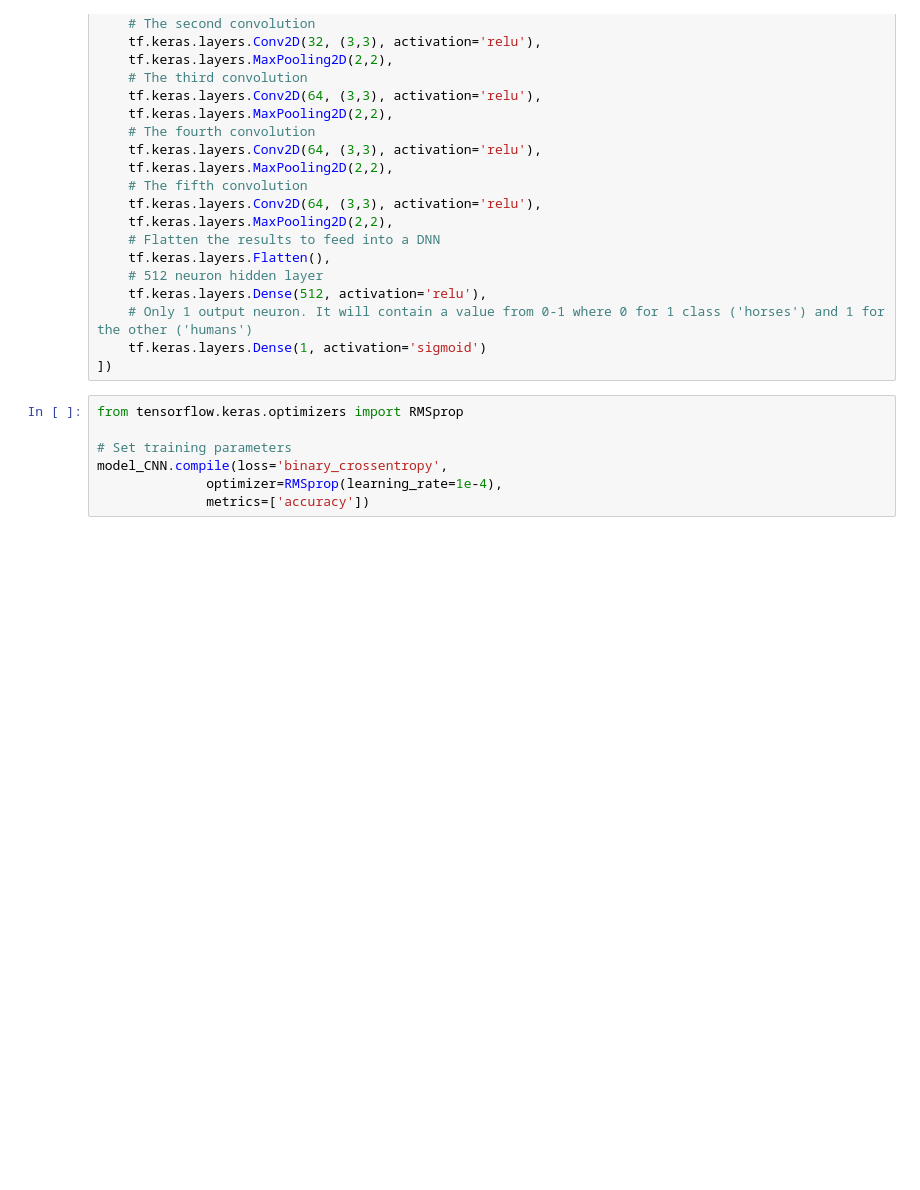
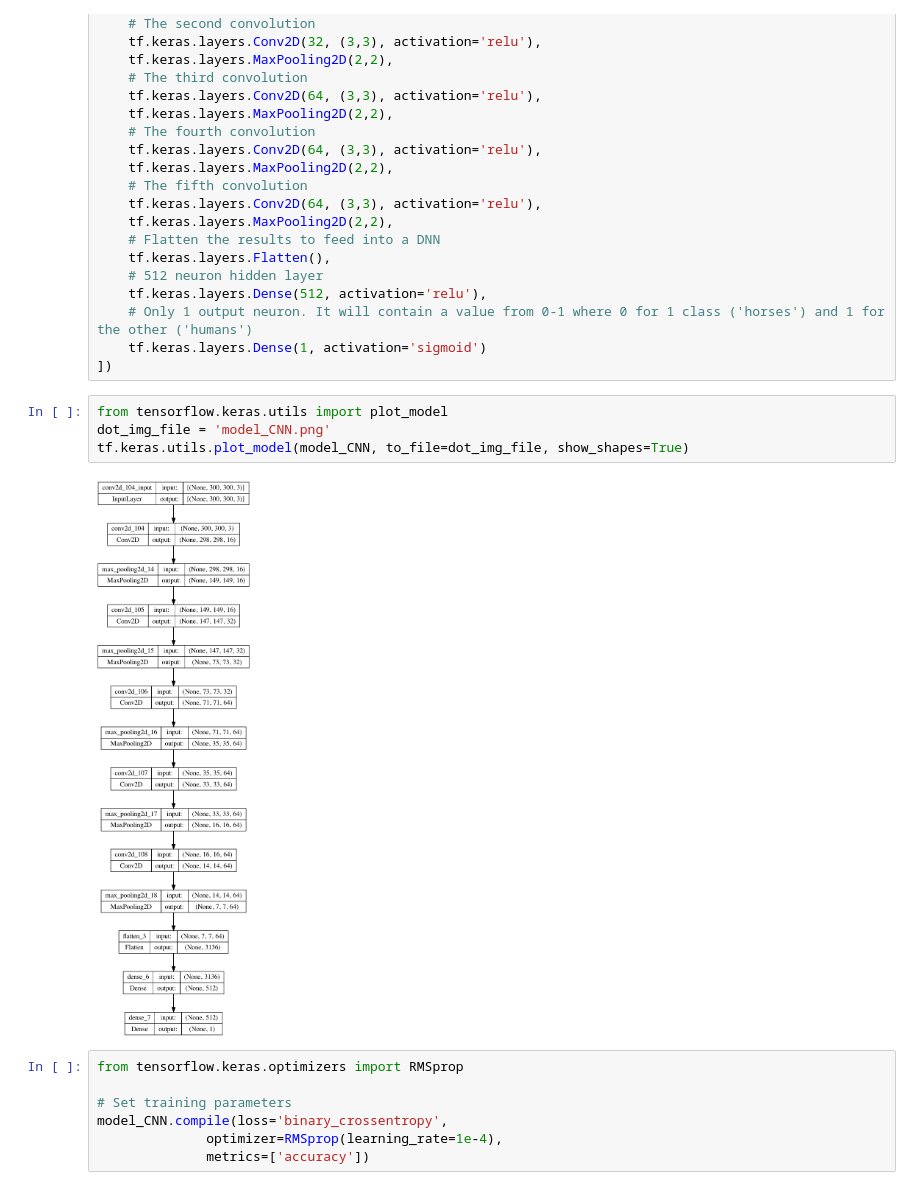
Before and after one commit to alnbvy/InceptionV3_transfer_learning, a Jupyter notebook: InceptionV3_transfer_learning.ipynb, the cells around one changed output. Cells and saved outputs as stored; diff of their text form; blank space fills up the shorter version.

```diff
--- a/InceptionV3_transfer_learning.ipynb
+++ b/InceptionV3_transfer_learning.ipynb
@@ -114,6 +114,12 @@ model_CNN = tf.keras.models.Sequential([
     # Only 1 output neuron. It will contain a value from 0-1 where 0 for 1 class ('horses') and 1 for the other ('humans')
     tf.keras.layers.Dense(1, activation='sigmoid')
 ])
+# %%
+from tensorflow.keras.utils import plot_model
+dot_img_file = 'model_CNN.png'
+tf.keras.utils.plot_model(model_CNN, to_file=dot_img_file, show_shapes=True)
+# %% [output]
+[figure, added]
 # %%
 from tensorflow.keras.optimizers import RMSprop
 
```
Also changed, not shown: 1 other file.
